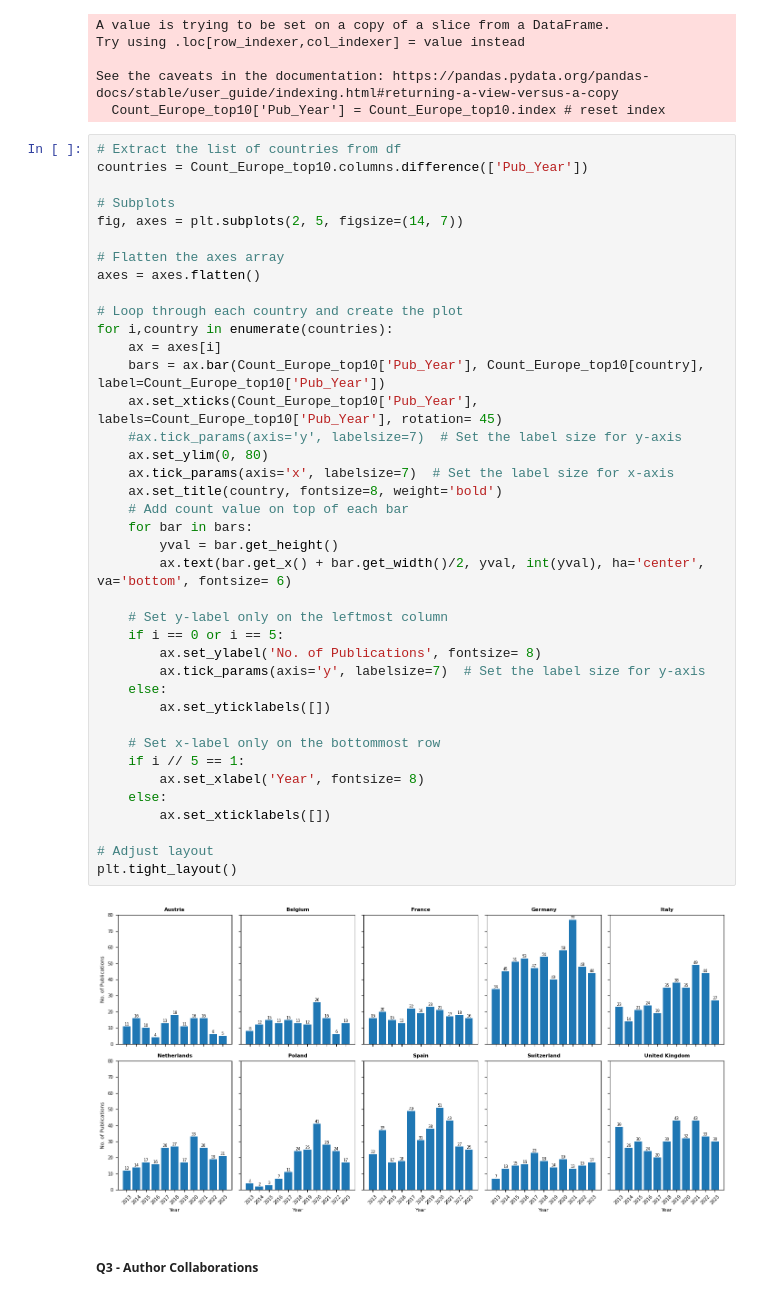
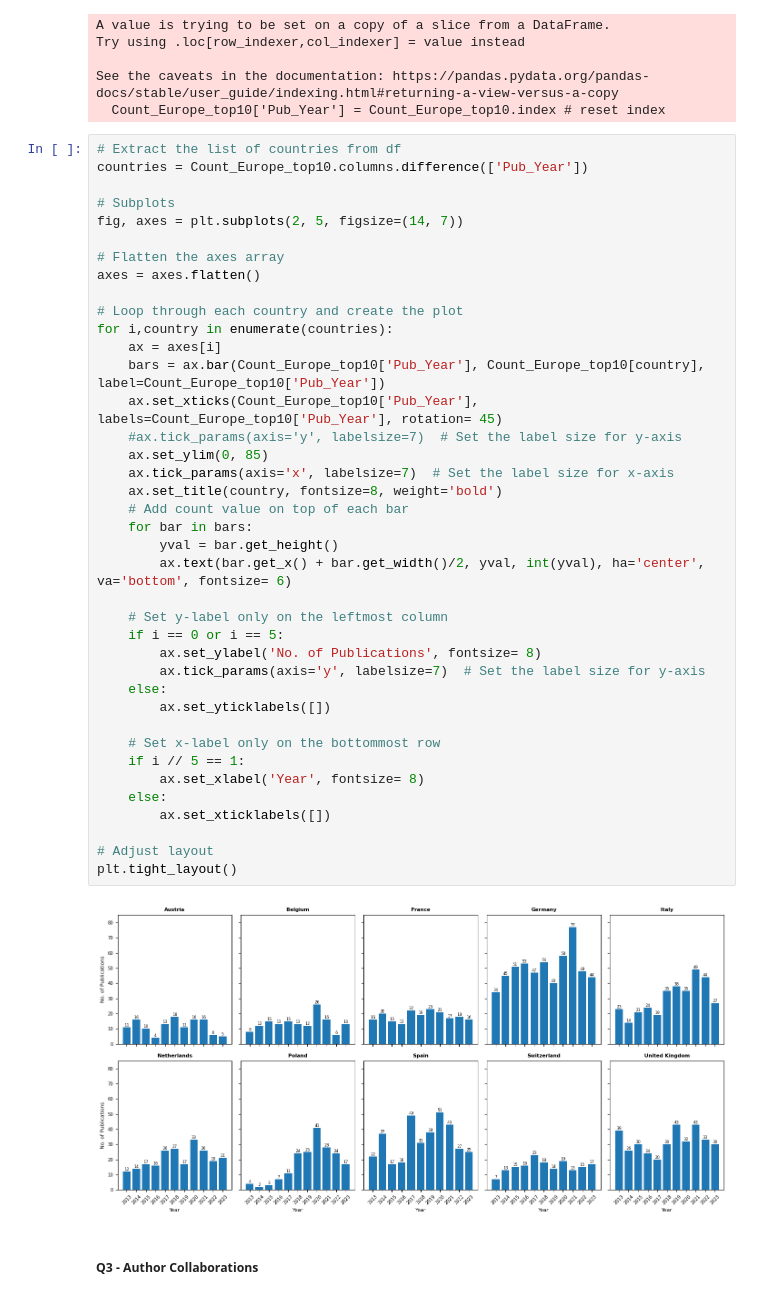
Before and after one commit to Arg-Pep/CS648---Project-ID-24-8, a Jupyter notebook: CS648 - Code.ipynb, the cells around one changed output. Saved outputs shown, nothing was run; the diff lists cells and outputs as text.

```diff
--- a/CS648 - Code.ipynb
+++ b/CS648 - Code.ipynb
@@ -1195,35 +1195,35 @@ axes = axes.flatten()
 
 # Loop through each country and create the plot
 for i,country in enumerate(countries):
     ax = axes[i]
     bars = ax.bar(Count_Europe_top10['Pub_Year'], Count_Europe_top10[country], label=Count_Europe_top10['Pub_Year'])
     ax.set_xticks(Count_Europe_top10['Pub_Year'], labels=Count_Europe_top10['Pub_Year'], rotation= 45)
     #ax.tick_params(axis='y', labelsize=7)  # Set the label size for y-axis
-    ax.set_ylim(0, 80)
+    ax.set_ylim(0, 85)
     ax.tick_params(axis='x', labelsize=7)  # Set the label size for x-axis
     ax.set_title(country, fontsize=8, weight='bold')
     # Add count value on top of each bar
     for bar in bars:
         yval = bar.get_height()
         ax.text(bar.get_x() + bar.get_width()/2, yval, int(yval), ha='center', va='bottom', fontsize= 6)
 
     # Set y-label only on the leftmost column
     if i == 0 or i == 5:
         ax.set_ylabel('No. of Publications', fontsize= 8)
         ax.tick_params(axis='y', labelsize=7)  # Set the label size for y-axis
     else:
         ax.set_yticklabels([])
 
     # Set x-label only on the bottommost row
     if i // 5 == 1:
         ax.set_xlabel('Year', fontsize= 8)
     else:
         ax.set_xticklabels([])
 
 # Adjust layout
 plt.tight_layout()
 # %% [output]
-[figure, old version]
+[figure, new version]
 # %% [markdown]
 ##### Q3 - Author Collaborations
 # %%
```
Also changed, not shown: parts of 3 cells of this notebook.
